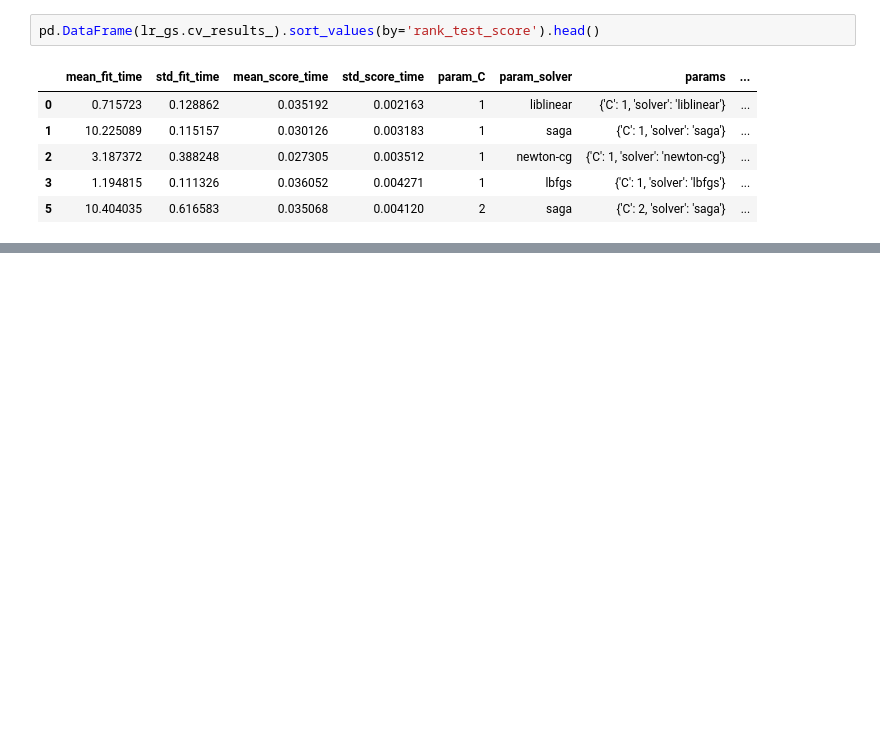
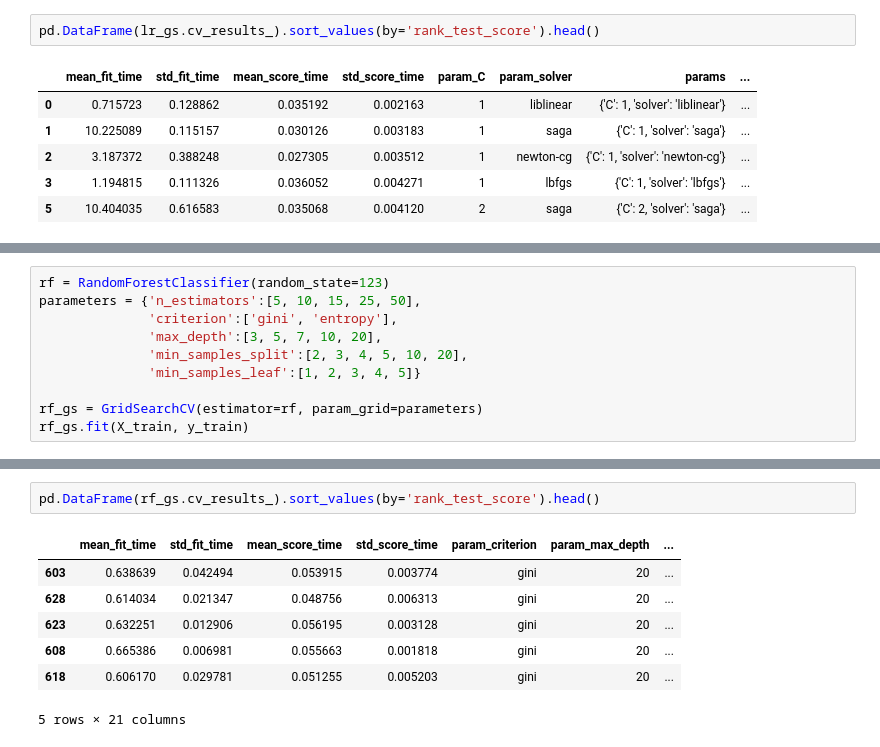
Before and after one commit to matthewzapata/twitter-trigger-warnings, a Jupyter notebook: trigger_warnings.ipynb, the cells around one changed output, grey strips where cells are left out. Cells and saved outputs as stored; diff of their text form; blank space fills up the shorter version.

```diff
--- a/trigger_warnings.ipynb
+++ b/trigger_warnings.ipynb
@@ -1205,0 +1239,10 @@ lr_gs.best_params_
+# %%
+rf = RandomForestClassifier(random_state=123)
+parameters = {'n_estimators':[5, 10, 15, 25, 50],
+              'criterion':['gini', 'entropy'],
+              'max_depth':[3, 5, 7, 10, 20],
+              'min_samples_split':[2, 3, 4, 5, 10, 20],
+              'min_samples_leaf':[1, 2, 3, 4, 5]}
+
+rf_gs = GridSearchCV(estimator=rf, param_grid=parameters)
+rf_gs.fit(X_train, y_train)
@@ -1205,0 +1261,10 @@ lr_gs.best_params_
+# %%
+pd.DataFrame(rf_gs.cv_results_).sort_values(by='rank_test_score').head()
+# %% [output]
+|  | mean_fit_time | std_fit_time | mean_score_time | std_score_time | param_criterion | param_max_depth | ... |
+| 603 | 0.638639 | 0.042494 | 0.053915 | 0.003774 | gini | 20 | ... |
+| 628 | 0.614034 | 0.021347 | 0.048756 | 0.006313 | gini | 20 | ... |
+| 623 | 0.632251 | 0.012906 | 0.056195 | 0.003128 | gini | 20 | ... |
+| 608 | 0.665386 | 0.006981 | 0.055663 | 0.001818 | gini | 20 | ... |
+| 618 | 0.606170 | 0.029781 | 0.051255 | 0.005203 | gini | 20 | ... |
+5 rows × 21 columns
```
Also changed, not shown: parts of 13 cells of this notebook.
